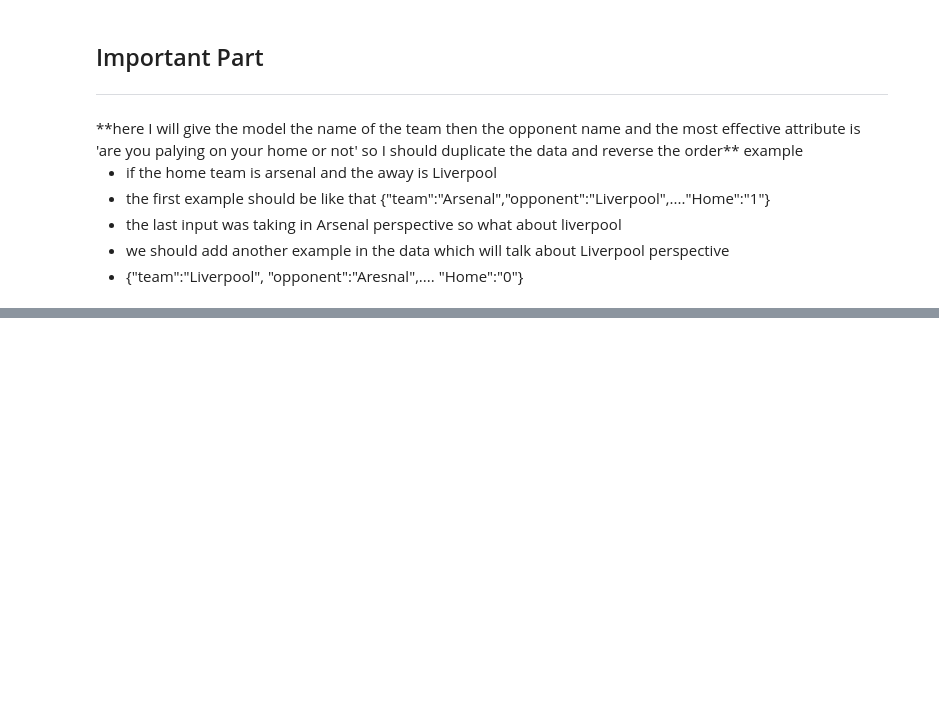
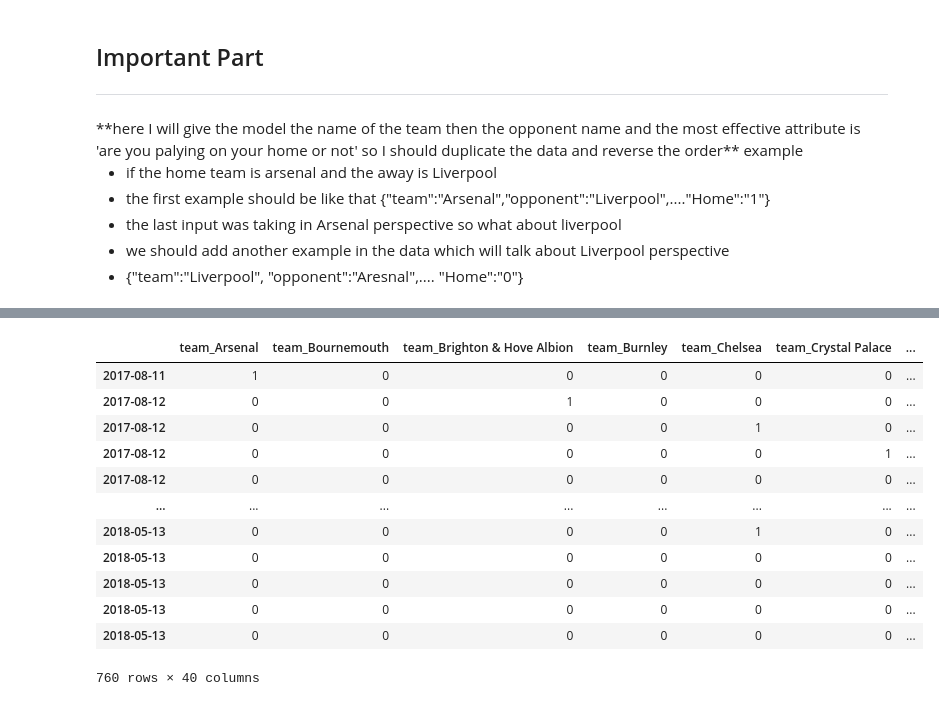
Before and after one commit to Thebrownboy/DataKick, a Jupyter notebook: data_cleaning.ipynb, the cells around one changed output, grey strips where cells are left out. Cells and saved outputs as stored; diff of their text form; code cells hidden in the pictures; blank space fills up the shorter version.

```diff
--- a/data_cleaning.ipynb
+++ b/data_cleaning.ipynb
@@ -198,0 +266,3 @@ total_data[["team","opponent","FTR","Home"]]
+# %%
+temp_opponent=pd.get_dummies(season_data_complete["opponent"],prefix="opponent")
+temp_opponent
@@ -198,0 +283,17 @@ total_data[["team","opponent","FTR","Home"]]
+# %%
+hot_vectors=pd.concat([temp_home,temp_opponent],axis=1)
+hot_vectors
+# %% [output]
+|  | team_Arsenal | team_Bournemouth | team_Brighton & Hove Albion | team_Burnley | team_Chelsea | team_Crystal Palace | ... |
+| 2017-08-11 | 1 | 0 | 0 | 0 | 0 | 0 | ... |
+| 2017-08-12 | 0 | 0 | 1 | 0 | 0 | 0 | ... |
+| 2017-08-12 | 0 | 0 | 0 | 0 | 1 | 0 | ... |
+| 2017-08-12 | 0 | 0 | 0 | 0 | 0 | 1 | ... |
+| 2017-08-12 | 0 | 0 | 0 | 0 | 0 | 0 | ... |
+| ... | ... | ... | ... | ... | ... | ... | ... |
+| 2018-05-13 | 0 | 0 | 0 | 0 | 1 | 0 | ... |
+| 2018-05-13 | 0 | 0 | 0 | 0 | 0 | 0 | ... |
+| 2018-05-13 | 0 | 0 | 0 | 0 | 0 | 0 | ... |
+| 2018-05-13 | 0 | 0 | 0 | 0 | 0 | 0 | ... |
+| 2018-05-13 | 0 | 0 | 0 | 0 | 0 | 0 | ... |
+760 rows × 40 columns
```
Also changed, not shown: parts of 9 cells of this notebook.
